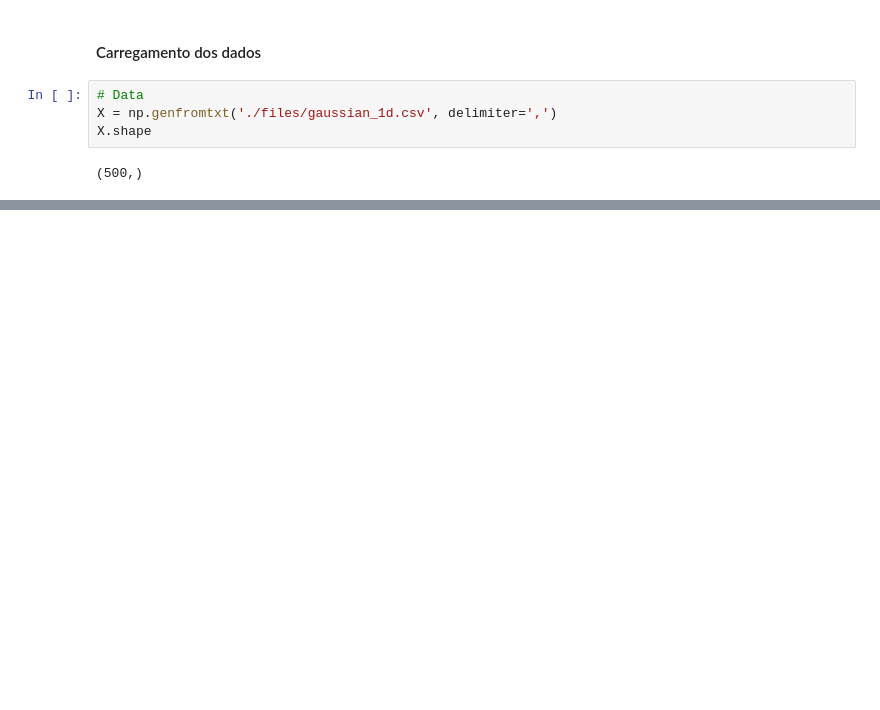
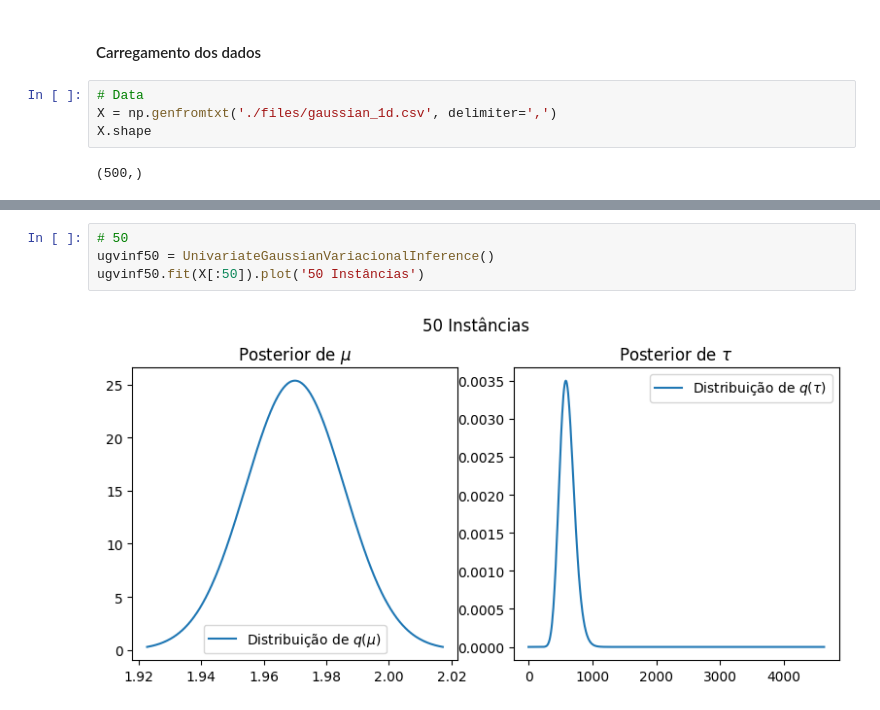
Before and after one commit to vauxgomes/ufc-ckp8366, a Jupyter notebook: listas/lista-4/main.ipynb, the cells around one changed output, grey strips where cells are left out. Cells and saved outputs as stored; diff of their text form; blank space fills up the shorter version.

```diff
--- a/listas/lista-4/main.ipynb
+++ b/listas/lista-4/main.ipynb
@@ -413,0 +468,6 @@ X.shape
+# %%
+# 50
+ugvinf50 = UnivariateGaussianVariacionalInference()
+ugvinf50.fit(X[:50]).plot('50 Instâncias')
+# %% [output]
+[figure, added]
```
Also changed, not shown: parts of 6 cells of this notebook.
